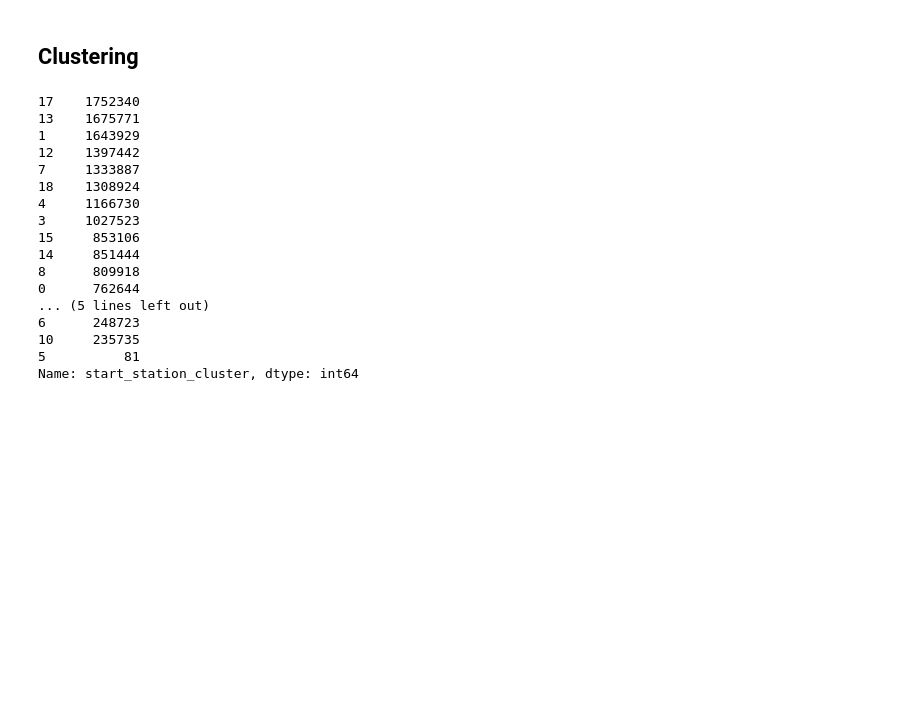
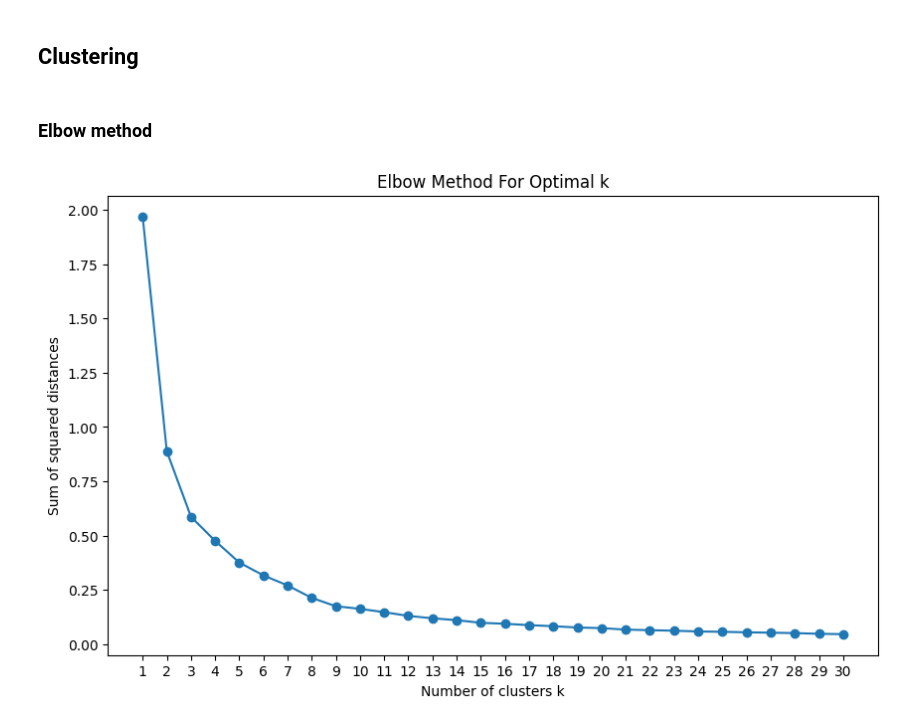
Before and after one commit to GermanButtiero/mobility, a Jupyter notebook: src/clustering.ipynb, the cells around one changed output. Drawn from its saved outputs; the diff is of its cells as text; code cells hidden in the pictures; blank space fills up the shorter version.

Commit message:
clustering

```diff
--- a/src/clustering.ipynb
+++ b/src/clustering.ipynb
@@ -16,3 +43,24 @@ data.head()
 # %% [markdown]
 ## Clustering
+# %% [markdown]
+### Elbow method
+# %%
+def elbow_method(data, max_k):
+    sse = []
+    for k in range(1, max_k + 1):
+        kmeans = KMeans(n_clusters=k, random_state=42)
+        kmeans.fit(data)
+        sse.append(kmeans.inertia_)
+    return sse
+sse = elbow_method(stations[['station_longitude', 'station_latitude']], 30)
+# %%
+plt.figure(figsize=(10, 6))
+plt.plot(range(1, 31), sse, marker='o')
+plt.title('Elbow Method For Optimal k')
+plt.xlabel('Number of clusters k')
+plt.ylabel('Sum of squared distances')
+plt.xticks(range(1, 31))
+plt.show()
+# %% [output]
+[figure, added]
 # %%
@@ -23,20 +69,0 @@ data['start_station_cluster'] = kmeans.labels_
-# %%
-data['start_station_cluster'].value_counts()
-# %% [output]
-17    1752340
-13    1675771
-1     1643929
-12    1397442
-7     1333887
-18    1308924
-4     1166730
-3     1027523
-15     853106
-14     851444
-8      809918
-0      762644
-... (5 lines left out)
-6      248723
-10     235735
-5          81
-Name: start_station_cluster, dtype: int64
```
Also changed, not shown: parts of 27 cells of this notebook.
